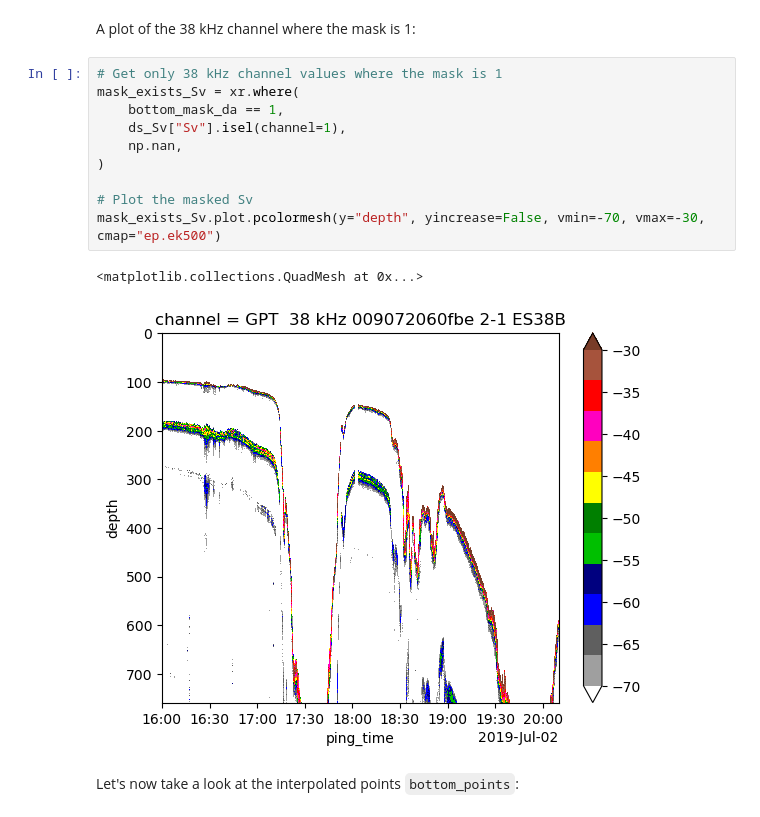
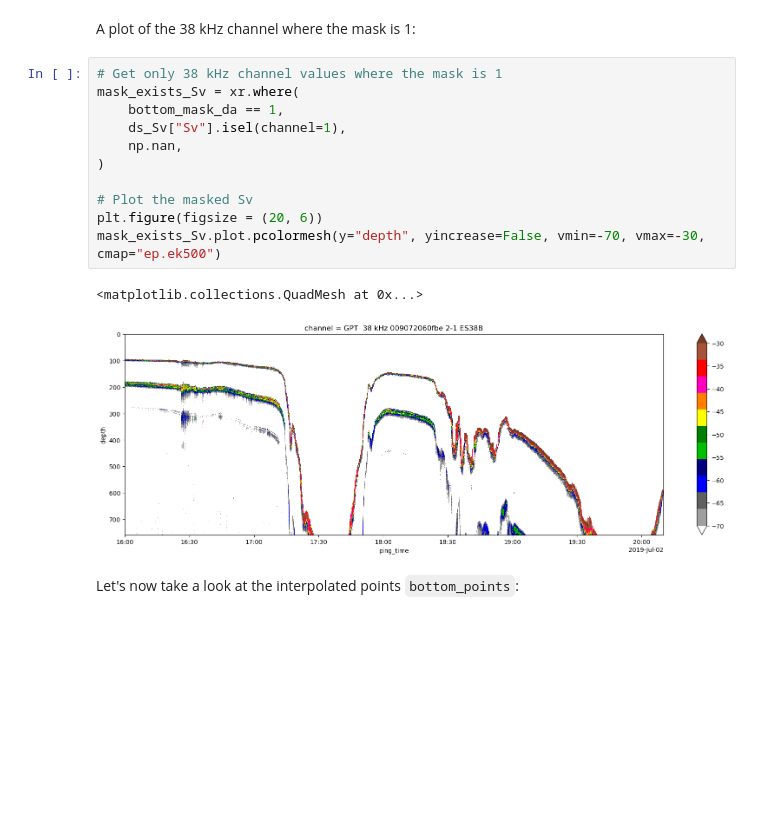
Before and after one commit to OSOceanAcoustics/echoregions, a Jupyter notebook: docs/source/Lines_functionality.ipynb, the cells around one changed output. Drawn from its saved outputs; the diff is of its cells as text; blank space fills up the shorter version.

```diff
--- a/docs/source/Lines_functionality.ipynb
+++ b/docs/source/Lines_functionality.ipynb
@@ -215,16 +201,17 @@ A plot of the 38 kHz channel where the mask is 1:
 # %%
 # Get only 38 kHz channel values where the mask is 1
 mask_exists_Sv = xr.where(
     bottom_mask_da == 1,
     ds_Sv["Sv"].isel(channel=1),
     np.nan,
 )
 
 # Plot the masked Sv
+plt.figure(figsize = (20, 6))
 mask_exists_Sv.plot.pcolormesh(y="depth", yincrease=False, vmin=-70, vmax=-30, cmap="ep.ek500")
 # %% [output]
 <matplotlib.collections.QuadMesh at 0x...>
-[figure, old version]
+[figure, new version]
 # %% [markdown]
 Let's now take a look at the interpolated points `bottom_points`:
 # %% [markdown]
```
Also changed, not shown: parts of 9 cells of this notebook, 4 other files.
